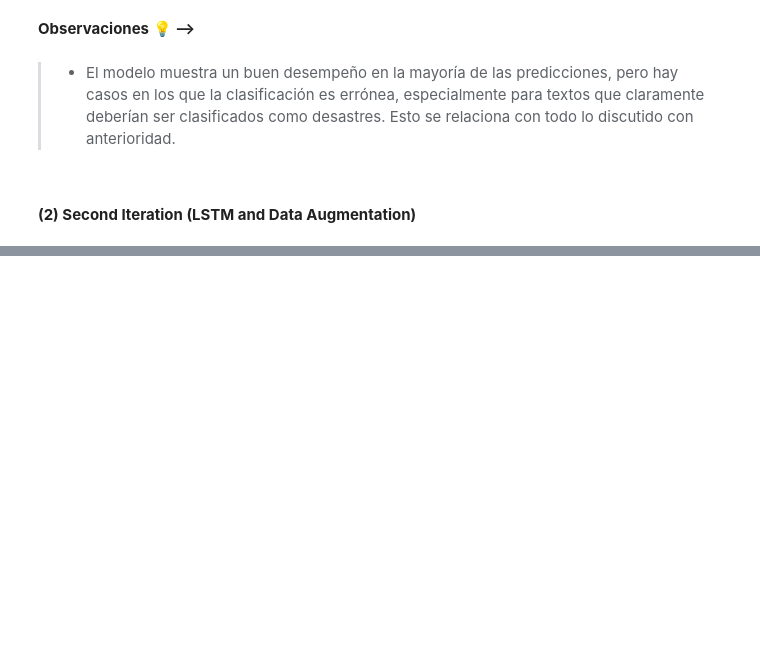
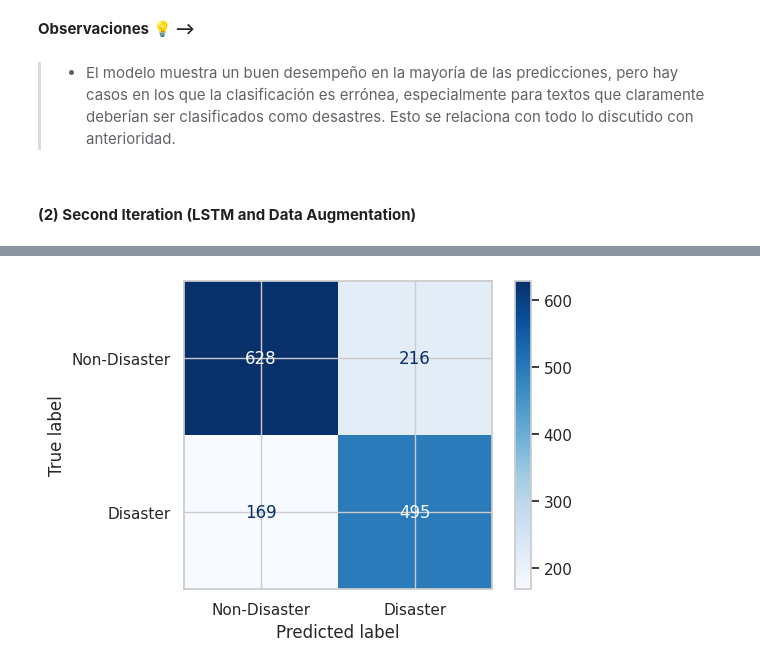
Before and after one commit to Andrea-gt/tweet-classification, a Jupyter notebook: tweet_classification.ipynb, the cells around one changed output, grey strips where cells are left out. Drawn from its saved outputs; the diff is of its cells as text; code cells hidden in the pictures; blank space fills up the shorter version.

```diff
--- a/tweet_classification.ipynb
+++ b/tweet_classification.ipynb
@@ -798,0 +1061,15 @@ Prediction: Non-Disaster
+# %%
+# Generate predictions
+y_pred_probs = model.predict(X_test)  # Replace X_test with your test data
+y_pred = (y_pred_probs > 0.5).astype(int)  # Binary classification
+
+# Compute confusion matrix
+conf_matrix = confusion_matrix(y_test, y_pred)
+
+# Visualize confusion matrix
+disp = ConfusionMatrixDisplay(conf_matrix, display_labels=['Non-Disaster', 'Disaster'])
+disp.plot(cmap=plt.cm.Blues, values_format='d')
+
+# Show the plot
+plt.show()
+# %% [output]
@@ -798,0 +1077 @@ Prediction: Non-Disaster
+[figure, added]
```
Also changed, not shown: parts of 49 cells of this notebook, 2 other files.
